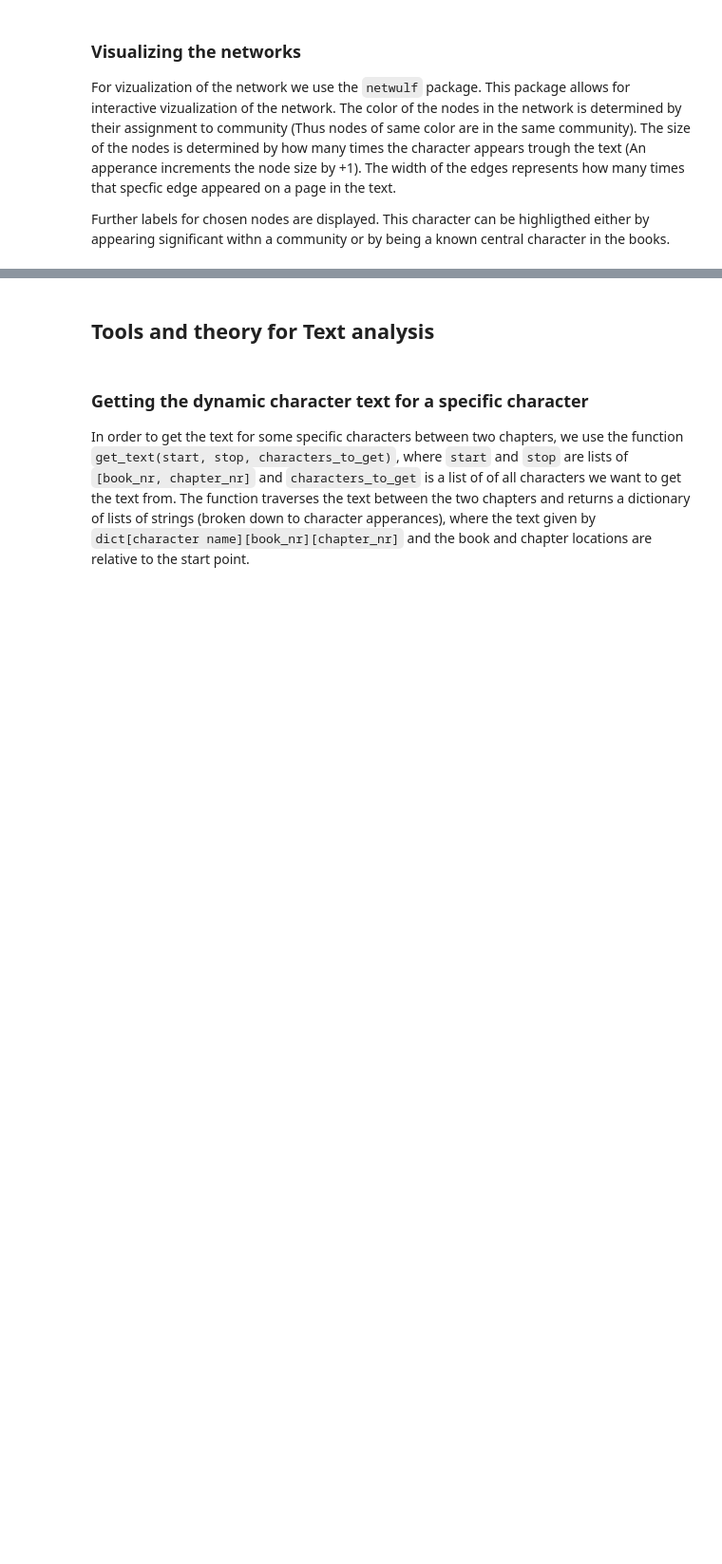
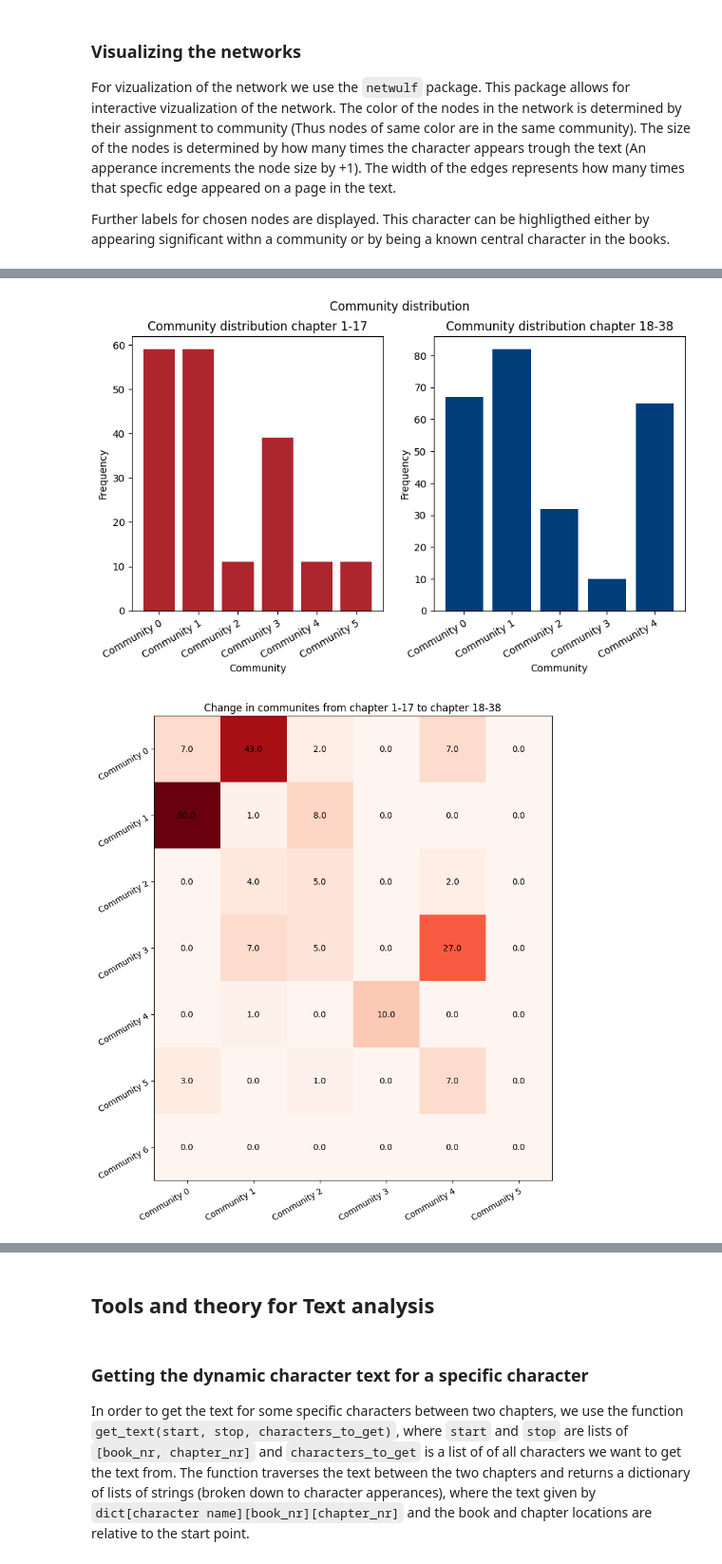
Before and after one commit to Magnus-Harder/CSS_Project, a Jupyter notebook: explainer_notebook.ipynb, the cells around one changed output, grey strips where cells are left out. Shown at 95% size. Cells and saved outputs as stored; diff of their text form; code cells hidden in the pictures; blank space fills up the shorter version.

```diff
--- a/explainer_notebook.ipynb
+++ b/explainer_notebook.ipynb
@@ -1101,0 +1164,6 @@ Further labels for chosen nodes are displayed. This character can be highligthed
+# %%
+# Dumbledore's Army
+get_key_moment_stats((5,1,17), (5,18,38), book_only=True)
+# %% [output]
+[figure, added]
+[figure, added]
```
Also changed, not shown: parts of 10 cells of this notebook.
